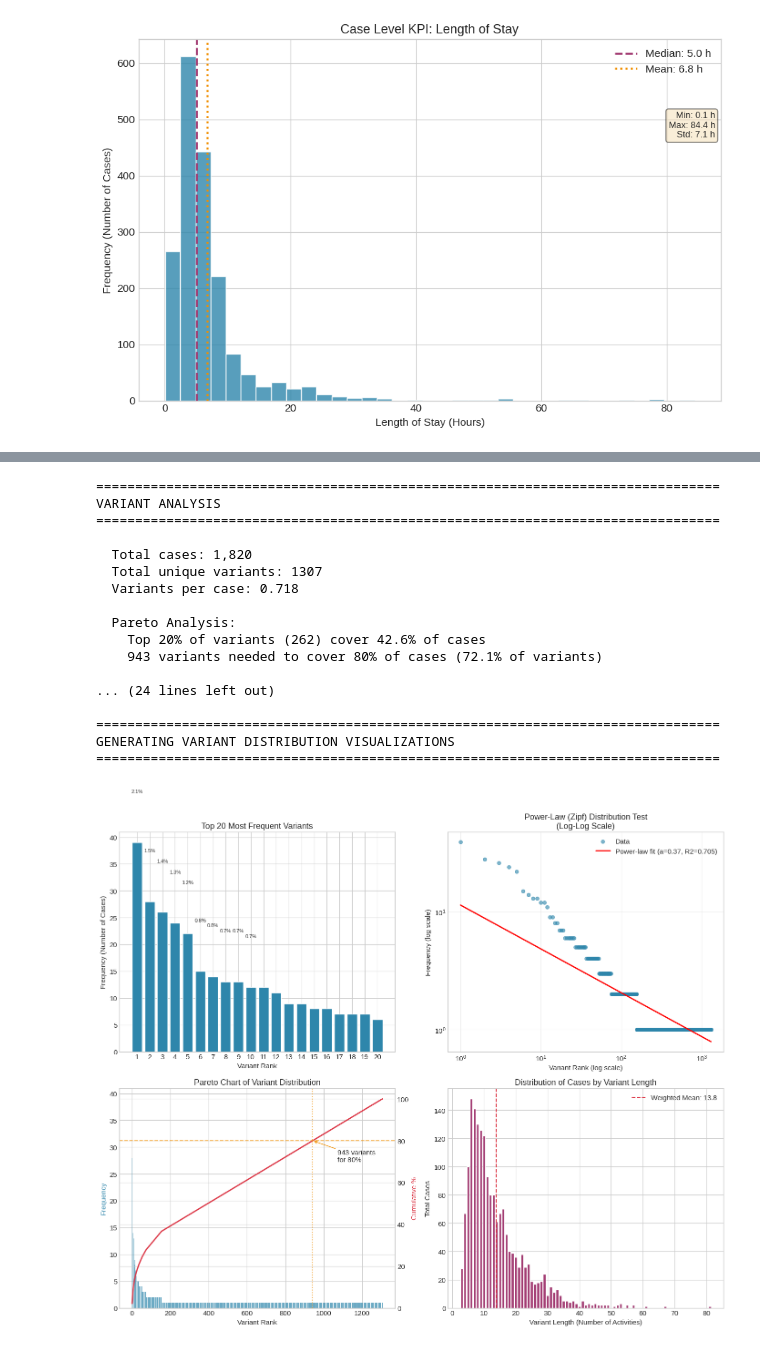
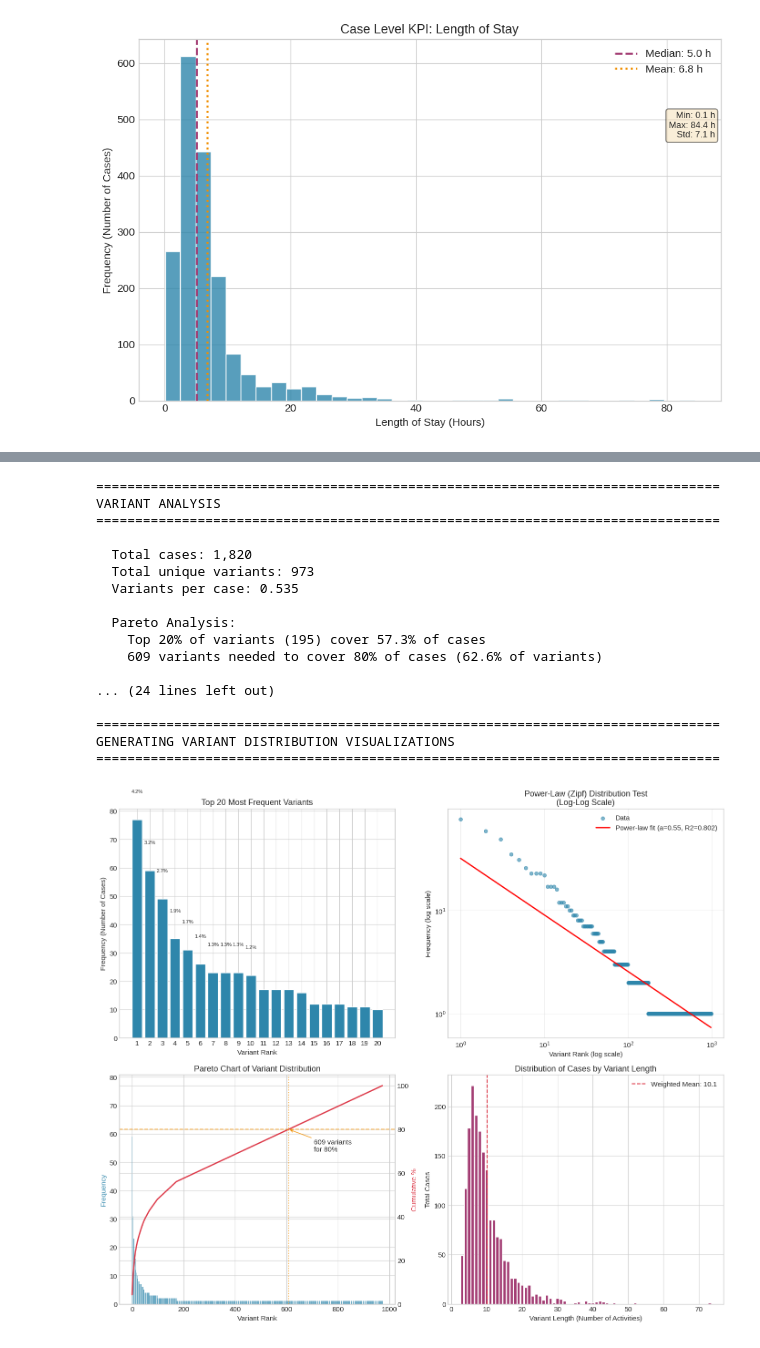
Before and after one commit to Farzad-RK/ERDepartmentProcessMining, a Jupyter notebook: main.ipynb, the cells around one changed output, grey strips where cells are left out. Cells and saved outputs as stored; diff of their text form; code cells hidden in the pictures.

```diff
--- a/main.ipynb
+++ b/main.ipynb
@@ -76,8 +92,6 @@ case:chiefcomplaint                  0    0.000000
 # %% [markdown]
 ### 1.3 Handling missing data in case level attributes
 Case-level missing data analysis showed very low missingness across most attributes. Only acuity exhibited moderate missingness (3.08%), which was handled by introducing an explicit ‘Unknown’ category to avoid clinically unjustified imputation. Diagnosis-related attributes had negligible missingness (<0.2%) and were retained, with missing values flagged for downstream attribute-based analyses.
-# %%
-complete_log["case:acuity"] = complete_log["case:acuity"].fillna("N/A")
 # %% [markdown]
 ### 1.4 Case-Level Coverage of Activity Attributes
 # %%
@@ -180,3 +214,7 @@ from data_validation import plot_activity_frequency
 plot_activity_frequency(complete_log)
 # %% [output]
 [figure]
+# %%
+from preprocessor import aggregate_event_log
+
+aggregated_log = aggregate_event_log(complete_log)
@@ -198,23 +342,22 @@ plot_cumulative_lead_time(complete_log)
 # %%
 from variant_analysis import perform_sequential_variant_analysis
-
-perform_sequential_variant_analysis(complete_log)
+perform_sequential_variant_analysis(aggregated_log)
 # %% [output]
 ================================================================================
 VARIANT ANALYSIS
 ================================================================================
 
   Total cases: 1,820
-  Total unique variants: 1307
-  Variants per case: 0.718
+  Total unique variants: 973
+  Variants per case: 0.535
 
   Pareto Analysis:
-    Top 20% of variants (262) cover 42.6% of cases
-    943 variants needed to cover 80% of cases (72.1% of variants)
+    Top 20% of variants (195) cover 57.3% of cases
+    609 variants needed to cover 80% of cases (62.6% of variants)
 
 ... (24 lines left out)
 
 ================================================================================
 GENERATING VARIANT DISTRIBUTION VISUALIZATIONS
 ================================================================================
-[figure, old version]
+[figure, new version]
```
Also changed, not shown: parts of 18 cells of this notebook.
